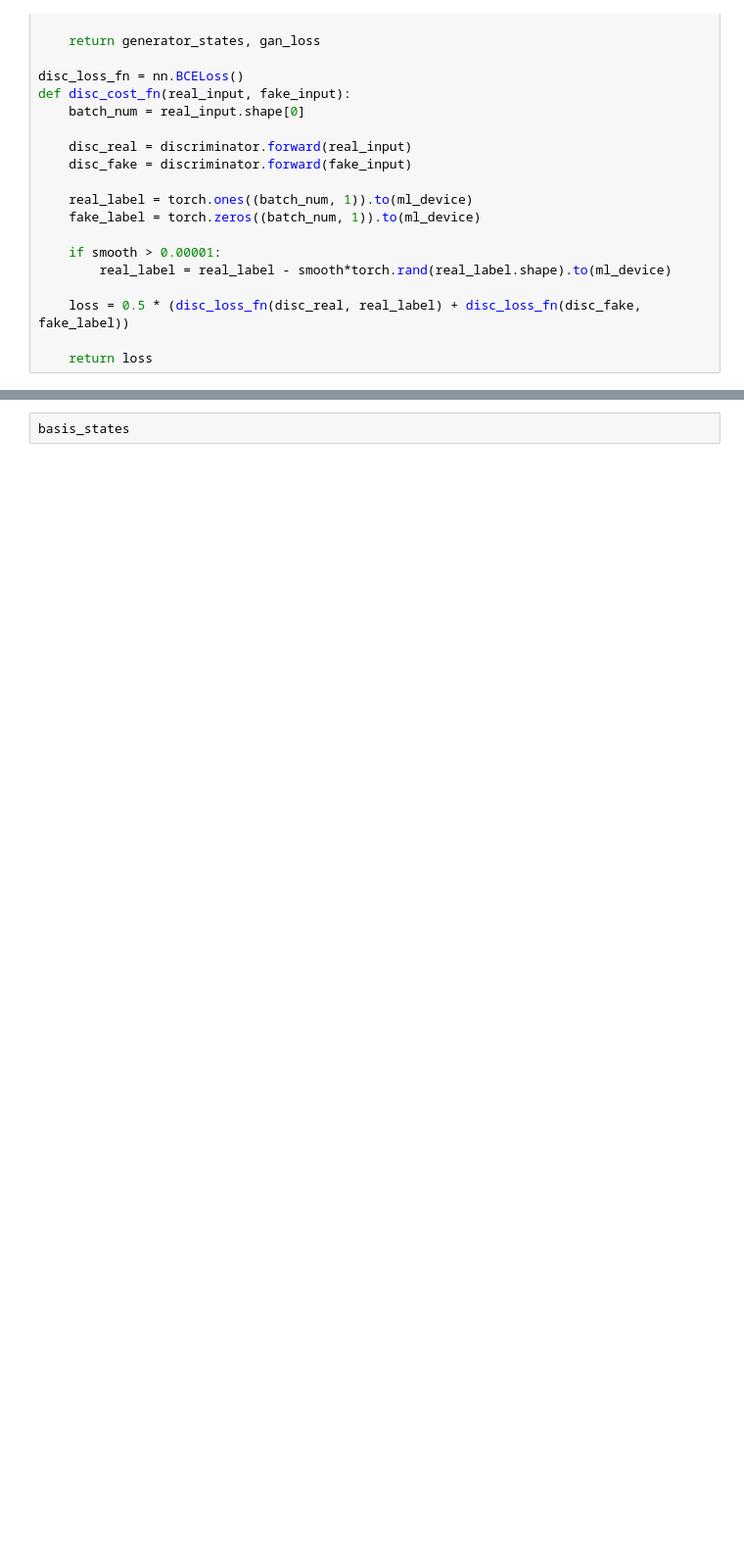
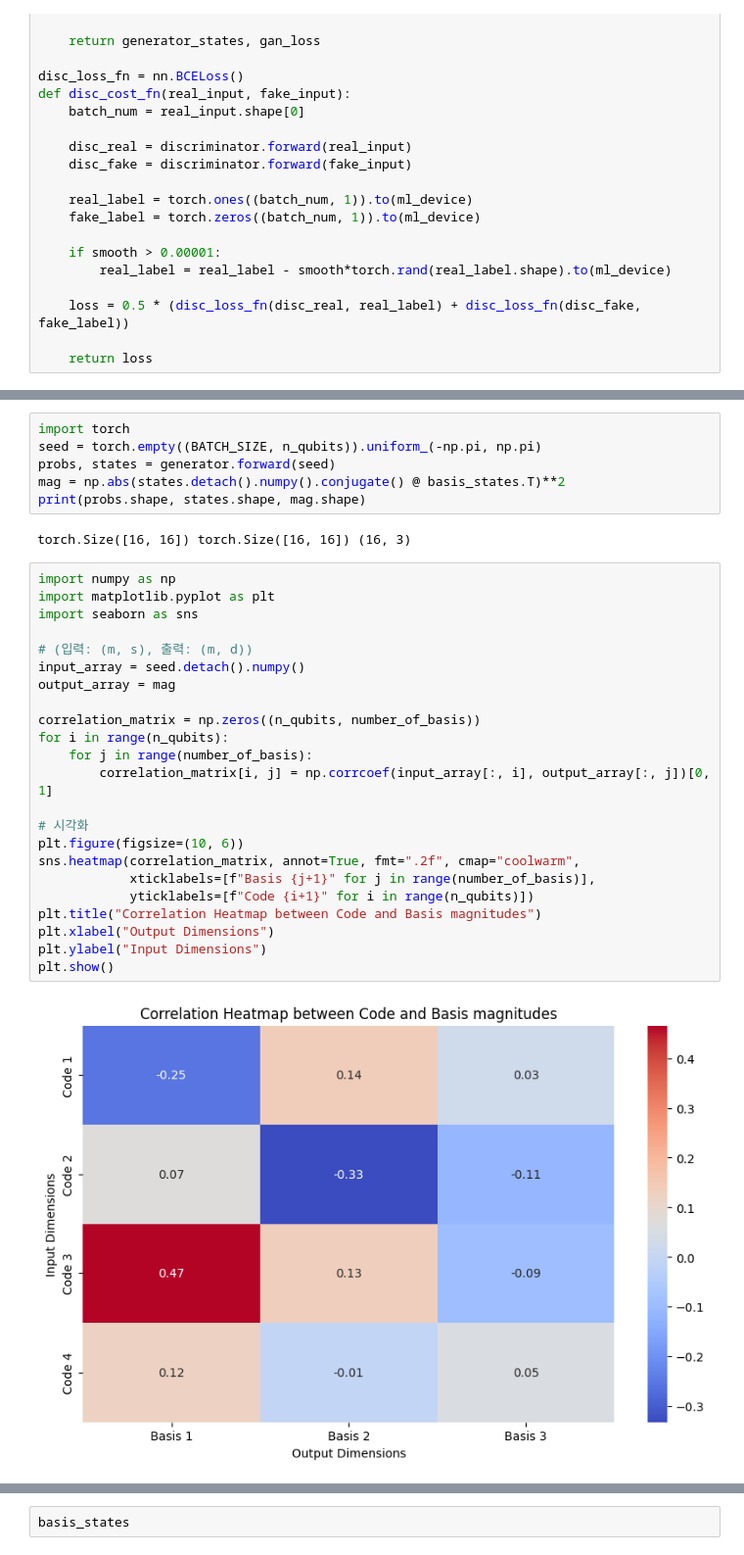
Before and after one commit to red1108/infoQGAN, a Jupyter notebook: pure_state.ipynb, the cells around one changed output, grey strips where cells are left out. Shown at 98% size. Drawn from its saved outputs; the diff is of its cells as text; blank space fills up the shorter version.

Commit message:
update visualize

```diff
--- a/pure_state.ipynb
+++ b/pure_state.ipynb
@@ -143,3 +246,36 @@ array([0.05595418, 0.06106412, 0.06256234])
+# %%
+import torch
+seed = torch.empty((BATCH_SIZE, n_qubits)).uniform_(-np.pi, np.pi)
+probs, states = generator.forward(seed)
+mag = np.abs(states.detach().numpy().conjugate() @ basis_states.T)**2
+print(probs.shape, states.shape, mag.shape)
+# %% [output]
+torch.Size([16, 16]) torch.Size([16, 16]) (16, 3)
+# %%
+import numpy as np
+import matplotlib.pyplot as plt
+import seaborn as sns
+
+# (입력: (m, s), 출력: (m, d))
+input_array = seed.detach().numpy()
+output_array = mag
+
+correlation_matrix = np.zeros((n_qubits, number_of_basis))
+for i in range(n_qubits):
+    for j in range(number_of_basis):
+        correlation_matrix[i, j] = np.corrcoef(input_array[:, i], output_array[:, j])[0, 1]
+
+# 시각화
+plt.figure(figsize=(10, 6))
+sns.heatmap(correlation_matrix, annot=True, fmt=".2f", cmap="coolwarm",
+            xticklabels=[f"Basis {j+1}" for j in range(number_of_basis)],
+            yticklabels=[f"Code {i+1}" for i in range(n_qubits)])
+plt.title("Correlation Heatmap between Code and Basis magnitudes")
+plt.xlabel("Output Dimensions")
+plt.ylabel("Input Dimensions")
+plt.show()
+# %% [output]
+[figure, added]
 # %%
 import numpy as np
 import matplotlib.pyplot as plt
```
Also changed, not shown: parts of 11 cells of this notebook.
